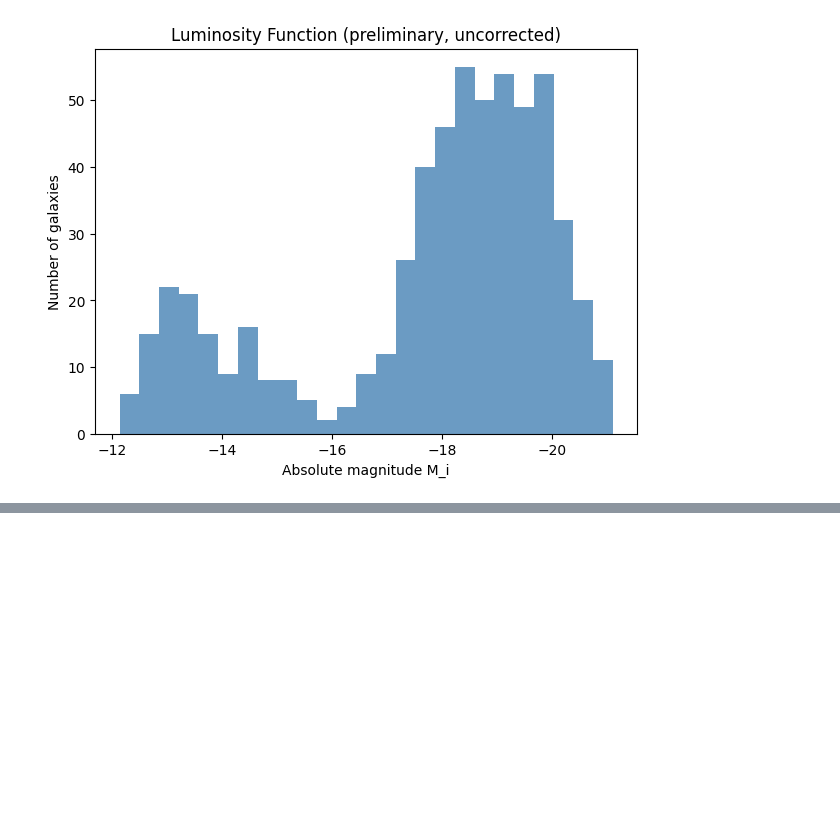
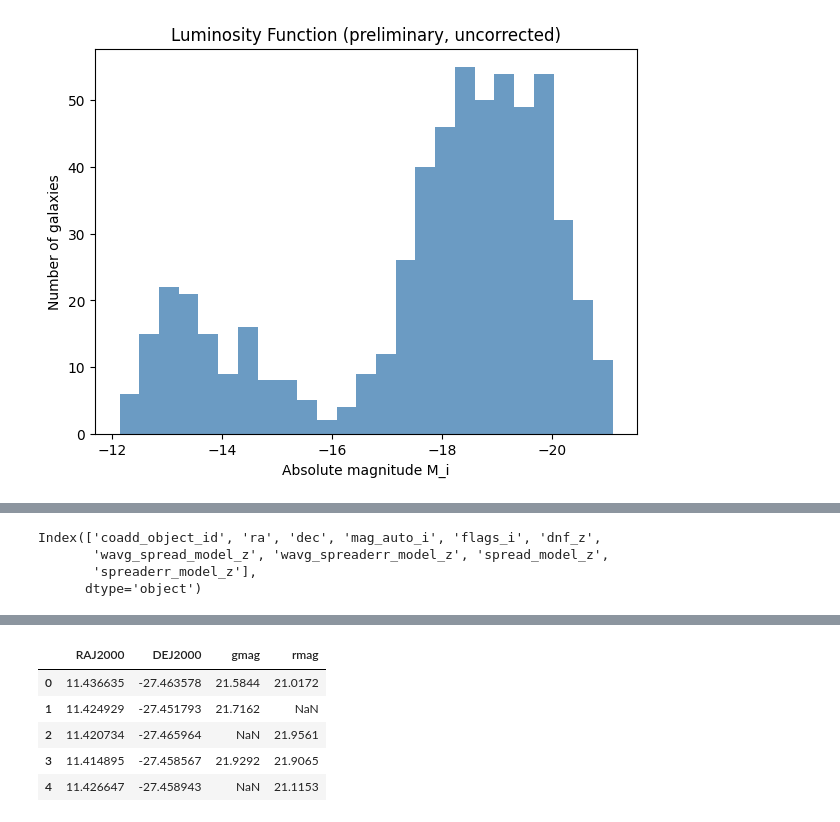
Before and after one commit to saatour/GW170817, a Jupyter notebook: Cross matching with galaxy surveys 06112025.ipynb, the cells around one changed output, grey strips where cells are left out. Cells and saved outputs as stored; diff of their text form; code cells hidden in the pictures; blank space fills up the shorter version.

```diff
--- a/Cross matching with galaxy surveys 06112025.ipynb
+++ b/Cross matching with galaxy surveys 06112025.ipynb
@@ -1151,0 +1230,47 @@ plt.show()
+# %%
+import pandas as pd
+df = pd.read_csv("GW190814_candidates_90pct.csv")
+print(df.columns)
+# %% [output]
+Index(['coadd_object_id', 'ra', 'dec', 'mag_auto_i', 'flags_i', 'dnf_z',
+       'wavg_spread_model_z', 'wavg_spreaderr_model_z', 'spread_model_z',
+       'spreaderr_model_z'],
+      dtype='object')
+# %%
+# 1. Query Pan-STARRS DR2 from VizieR with g and r mags
+
+!pip install astroquery
+
+from astroquery.vizier import Vizier
+from astropy.coordinates import SkyCoord
+import astropy.units as u
+import pandas as pd
+import numpy as np
+
+# RA/Dec box from your GW190814 90% main island
+ra_min, ra_max = 10.2392578125, 14.8974609375
+dec_min, dec_max = -27.3215904756, -22.2256480484
+margin_deg = 0.15
+
+ra_c  = 0.5*(ra_min + ra_max)
+dec_c = 0.5*(dec_min + dec_max)
+width =  (ra_max - ra_min) + 2*margin_deg
+height = (dec_max - dec_min) + 2*margin_deg
+center = SkyCoord(ra_c*u.deg, dec_c*u.deg, frame="icrs")
+
+# VizieR: Pan-STARRS DR2 catalog II/349/ps1
+Vizier.ROW_LIMIT = -1
+# Ask explicitly for gmag and rmag plus RA/Dec
+v = Vizier(columns=["RAJ2000","DEJ2000","gmag","rmag"])
+
+ps1_cat = "II/349/ps1"
+res = v.query_region(center, width=width*u.deg, height=height*u.deg, catalog=ps1_cat)
+if len(res) == 0:
+    raise RuntimeError("No PS1 rows returned from VizieR.")
+ps1_tab = res[0]
+print("PS1 rows in box:", len(ps1_tab))
+
+# Convert to pandas for convenience
+ps1_df = ps1_tab.to_pandas()
+ps1_df.head()
+# %% [output]
@@ -1151,0 +1294,6 @@ plt.show()
+|  | RAJ2000 | DEJ2000 | gmag | rmag |
+| 0 | 11.436635 | -27.463578 | 21.5844 | 21.0172 |
+| 1 | 11.424929 | -27.451793 | 21.7162 | NaN |
+| 2 | 11.420734 | -27.465964 | NaN | 21.9561 |
+| 3 | 11.414895 | -27.458567 | 21.9292 | 21.9065 |
+| 4 | 11.426647 | -27.458943 | NaN | 21.1153 |
```
Also changed, not shown: parts of 11 cells of this notebook.
